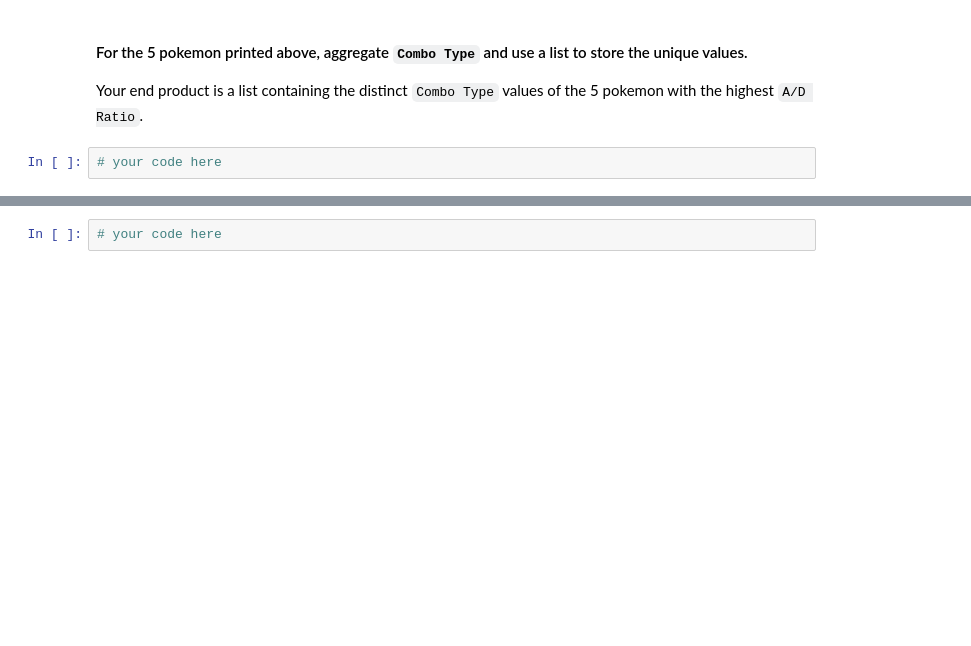
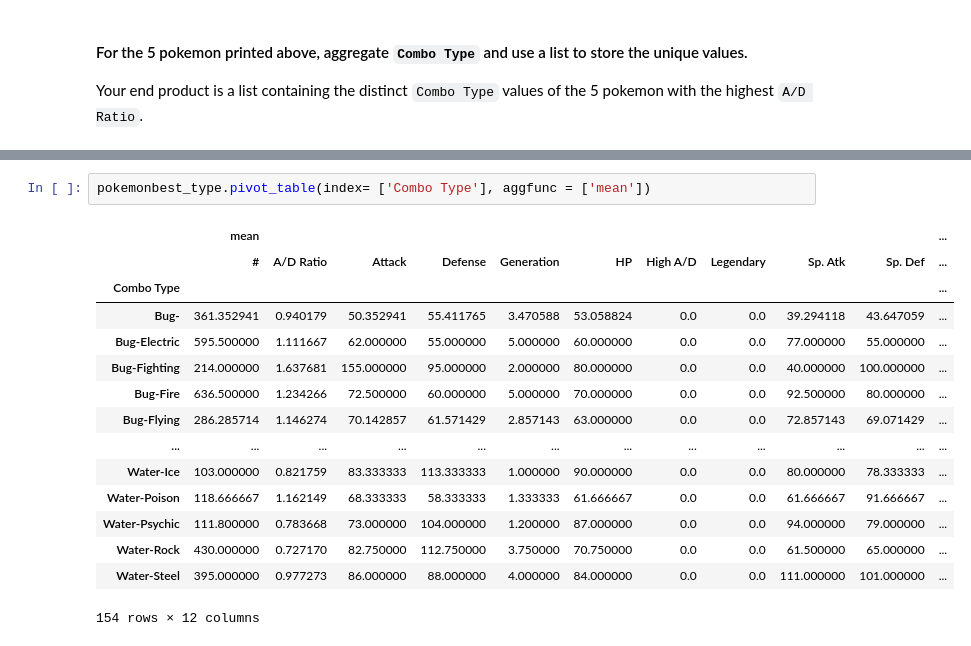
Before and after one commit to TomSchouten/lab-dataframe-calculations, a Jupyter notebook: your-code/challenge-1.ipynb, the cells around one changed output, grey strips where cells are left out. Cells and saved outputs as stored; diff of their text form; blank space fills up the shorter version.

```diff
--- a/your-code/challenge-1.ipynb
+++ b/your-code/challenge-1.ipynb
@@ -214,13 +187,27 @@ Name: A/D Ratio, dtype: float64
 #### For the 5 pokemon printed above, aggregate `Combo Type` and use a list to store the unique values.
 
 Your end product is a list containing the distinct `Combo Type` values of the 5 pokemon with the highest `A/D Ratio`.
-# %%
-# your code here
 # %% [markdown]
 #### For each of the `Combo Type` values obtained from the previous question, calculate the mean scores of all numeric fields across all pokemon.
 
 Your output should look like below:
 
 ![Aggregate](../images/aggregated-mean.png)
-# %%
-# your code here
+# %%
+pokemonbest_type.pivot_table(index= ['Combo Type'], aggfunc = ['mean'])
+# %% [output]
+|  | mean |  |  |  |  |  |  |  |  |  | ... |
+|  | # | A/D Ratio | Attack | Defense | Generation | HP | High A/D | Legendary | Sp. Atk | Sp. Def | ... |
+| Combo Type |  |  |  |  |  |  |  |  |  |  | ... |
+| Bug- | 361.352941 | 0.940179 | 50.352941 | 55.411765 | 3.470588 | 53.058824 | 0.0 | 0.0 | 39.294118 | 43.647059 | ... |
+| Bug-Electric | 595.500000 | 1.111667 | 62.000000 | 55.000000 | 5.000000 | 60.000000 | 0.0 | 0.0 | 77.000000 | 55.000000 | ... |
+| Bug-Fighting | 214.000000 | 1.637681 | 155.000000 | 95.000000 | 2.000000 | 80.000000 | 0.0 | 0.0 | 40.000000 | 100.000000 | ... |
+| Bug-Fire | 636.500000 | 1.234266 | 72.500000 | 60.000000 | 5.000000 | 70.000000 | 0.0 | 0.0 | 92.500000 | 80.000000 | ... |
+| Bug-Flying | 286.285714 | 1.146274 | 70.142857 | 61.571429 | 2.857143 | 63.000000 | 0.0 | 0.0 | 72.857143 | 69.071429 | ... |
+| ... | ... | ... | ... | ... | ... | ... | ... | ... | ... | ... | ... |
+| Water-Ice | 103.000000 | 0.821759 | 83.333333 | 113.333333 | 1.000000 | 90.000000 | 0.0 | 0.0 | 80.000000 | 78.333333 | ... |
+| Water-Poison | 118.666667 | 1.162149 | 68.333333 | 58.333333 | 1.333333 | 61.666667 | 0.0 | 0.0 | 61.666667 | 91.666667 | ... |
+| Water-Psychic | 111.800000 | 0.783668 | 73.000000 | 104.000000 | 1.200000 | 87.000000 | 0.0 | 0.0 | 94.000000 | 79.000000 | ... |
+| Water-Rock | 430.000000 | 0.727170 | 82.750000 | 112.750000 | 3.750000 | 70.750000 | 0.0 | 0.0 | 61.500000 | 65.000000 | ... |
+| Water-Steel | 395.000000 | 0.977273 | 86.000000 | 88.000000 | 4.000000 | 84.000000 | 0.0 | 0.0 | 111.000000 | 101.000000 | ... |
+154 rows × 12 columns
```
Also changed, not shown: parts of 8 cells of this notebook, 1 other file.
